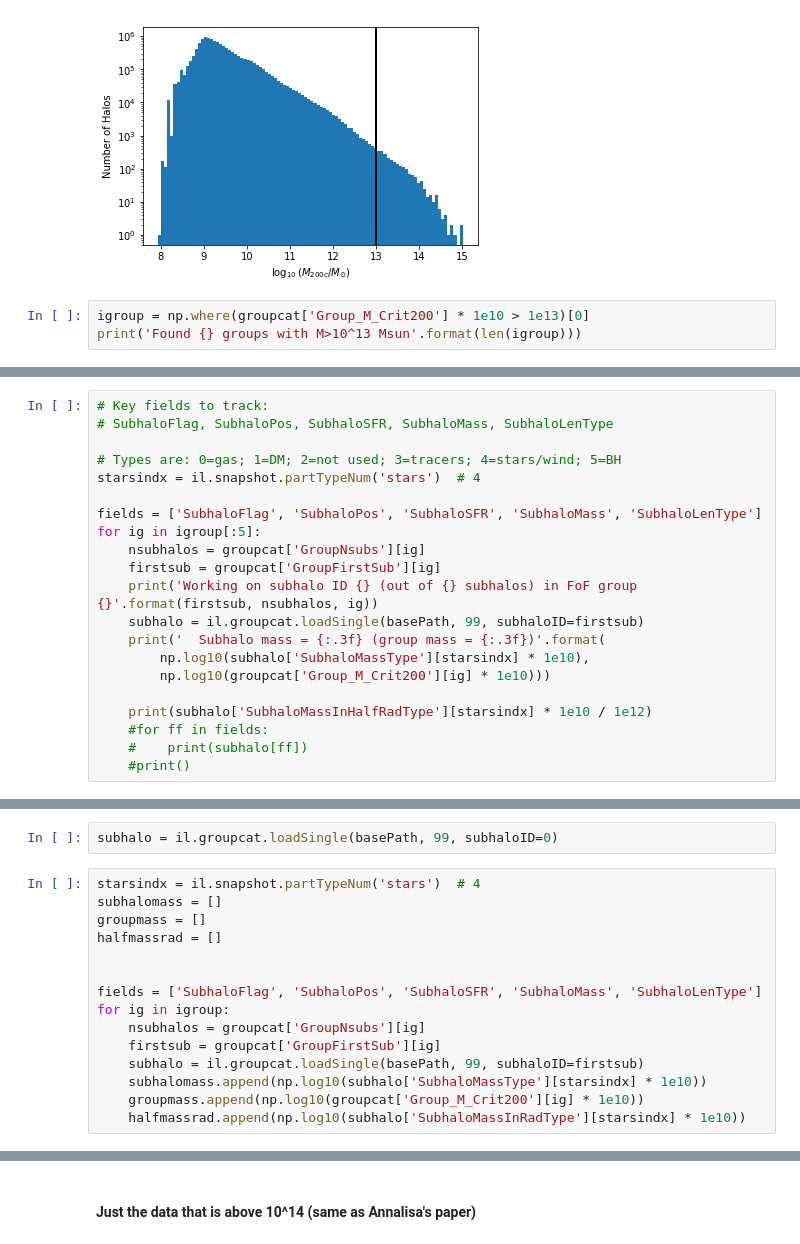
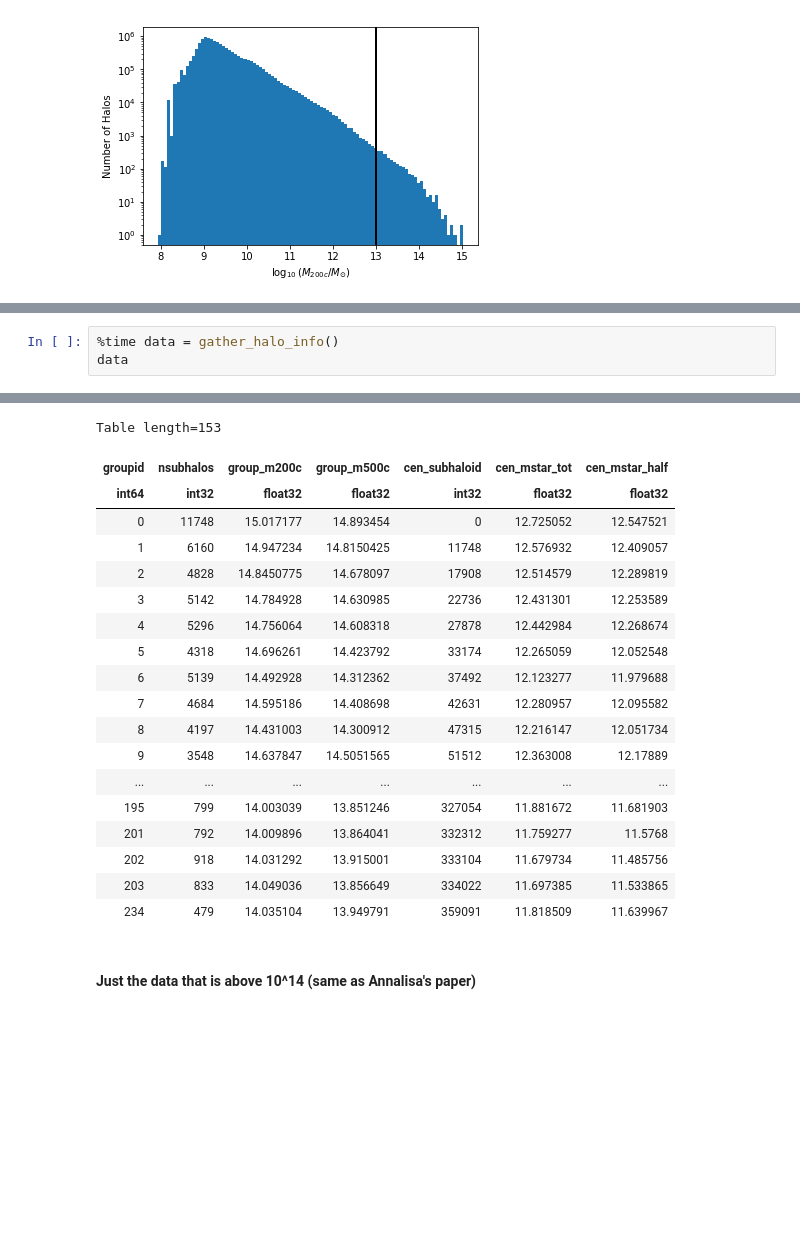
Before and after one commit to moustakas/legacyhalos, a Jupyter notebook: doc/illustris/Profiles_TNG300.ipynb, the cells around one changed output, grey strips where cells are left out. Saved outputs shown, nothing was run; the diff lists cells and outputs as text; blank space fills up the shorter version.

```diff
--- a/doc/illustris/Profiles_TNG300.ipynb
+++ b/doc/illustris/Profiles_TNG300.ipynb
@@ -124,6 +136,3 @@ ax.axvline(x=13, color='k', lw=2, ls='-')
 # %% [output]
 <matplotlib.lines.Line2D at 0x...>
 [figure]
-# %%
-igroup = np.where(groupcat['Group_M_Crit200'] * 1e10 > 1e13)[0]
-print('Found {} groups with M>10^13 Msun'.format(len(igroup)))
@@ -132,21 +138,0 @@ Found 2522 groups with M>10^13 Msun
-# %%
-# Key fields to track:
-# SubhaloFlag, SubhaloPos, SubhaloSFR, SubhaloMass, SubhaloLenType
-
-# Types are: 0=gas; 1=DM; 2=not used; 3=tracers; 4=stars/wind; 5=BH
-starsindx = il.snapshot.partTypeNum('stars')  # 4
-
-fields = ['SubhaloFlag', 'SubhaloPos', 'SubhaloSFR', 'SubhaloMass', 'SubhaloLenType']
-for ig in igroup[:5]:
-    nsubhalos = groupcat['GroupNsubs'][ig]
-    firstsub = groupcat['GroupFirstSub'][ig]
-    print('Working on subhalo ID {} (out of {} subhalos) in FoF group {}'.format(firstsub, nsubhalos, ig))
-    subhalo = il.groupcat.loadSingle(basePath, 99, subhaloID=firstsub)
-    print('  Subhalo mass = {:.3f} (group mass = {:.3f})'.format(
-        np.log10(subhalo['SubhaloMassType'][starsindx] * 1e10),
-        np.log10(groupcat['Group_M_Crit200'][ig] * 1e10)))
-
-    print(subhalo['SubhaloMassInHalfRadType'][starsindx] * 1e10 / 1e12)
-    #for ff in fields:
-    #    print(subhalo[ff])
-    #print()
@@ -169,17 +138,0 @@ Working on subhalo ID 27878 (out of 5296 subhalos) in FoF group 4
-# %%
-subhalo = il.groupcat.loadSingle(basePath, 99, subhaloID=0)
-# %%
-starsindx = il.snapshot.partTypeNum('stars')  # 4
-subhalomass = []
-groupmass = []
-halfmassrad = []
-
-
-fields = ['SubhaloFlag', 'SubhaloPos', 'SubhaloSFR', 'SubhaloMass', 'SubhaloLenType']
-for ig in igroup:
-    nsubhalos = groupcat['GroupNsubs'][ig]
-    firstsub = groupcat['GroupFirstSub'][ig]
-    subhalo = il.groupcat.loadSingle(basePath, 99, subhaloID=firstsub)
-    subhalomass.append(np.log10(subhalo['SubhaloMassType'][starsindx] * 1e10))
-    groupmass.append(np.log10(groupcat['Group_M_Crit200'][ig] * 1e10))
-    halfmassrad.append(np.log10(subhalo['SubhaloMassInRadType'][starsindx] * 1e10))
@@ -185,0 +184,4 @@ for ig in igroup:
+# %%
+%time data = gather_halo_info()
+data
+# %% [output]
@@ -186,2 +191,21 @@ for ig in igroup:
+Table length=153
+| groupid | nsubhalos | group_m200c | group_m500c | cen_subhaloid | cen_mstar_tot | cen_mstar_half |
+| int64 | int32 | float32 | float32 | int32 | float32 | float32 |
+| 0 | 11748 | 15.017177 | 14.893454 | 0 | 12.725052 | 12.547521 |
+| 1 | 6160 | 14.947234 | 14.8150425 | 11748 | 12.576932 | 12.409057 |
+| 2 | 4828 | 14.8450775 | 14.678097 | 17908 | 12.514579 | 12.289819 |
+| 3 | 5142 | 14.784928 | 14.630985 | 22736 | 12.431301 | 12.253589 |
+| 4 | 5296 | 14.756064 | 14.608318 | 27878 | 12.442984 | 12.268674 |
+| 5 | 4318 | 14.696261 | 14.423792 | 33174 | 12.265059 | 12.052548 |
+| 6 | 5139 | 14.492928 | 14.312362 | 37492 | 12.123277 | 11.979688 |
+| 7 | 4684 | 14.595186 | 14.408698 | 42631 | 12.280957 | 12.095582 |
+| 8 | 4197 | 14.431003 | 14.300912 | 47315 | 12.216147 | 12.051734 |
+| 9 | 3548 | 14.637847 | 14.5051565 | 51512 | 12.363008 | 12.17889 |
+| ... | ... | ... | ... | ... | ... | ... |
+| 195 | 799 | 14.003039 | 13.851246 | 327054 | 11.881672 | 11.681903 |
+| 201 | 792 | 14.009896 | 13.864041 | 332312 | 11.759277 | 11.5768 |
+| 202 | 918 | 14.031292 | 13.915001 | 333104 | 11.679734 | 11.485756 |
+| 203 | 833 | 14.049036 | 13.856649 | 334022 | 11.697385 | 11.533865 |
+| 234 | 479 | 14.035104 | 13.949791 | 359091 | 11.818509 | 11.639967 |
 # %% [markdown]
 #### Just the data that is above 10^14 (same as Annalisa's paper)
```
Also changed, not shown: parts of 25 cells of this notebook.
